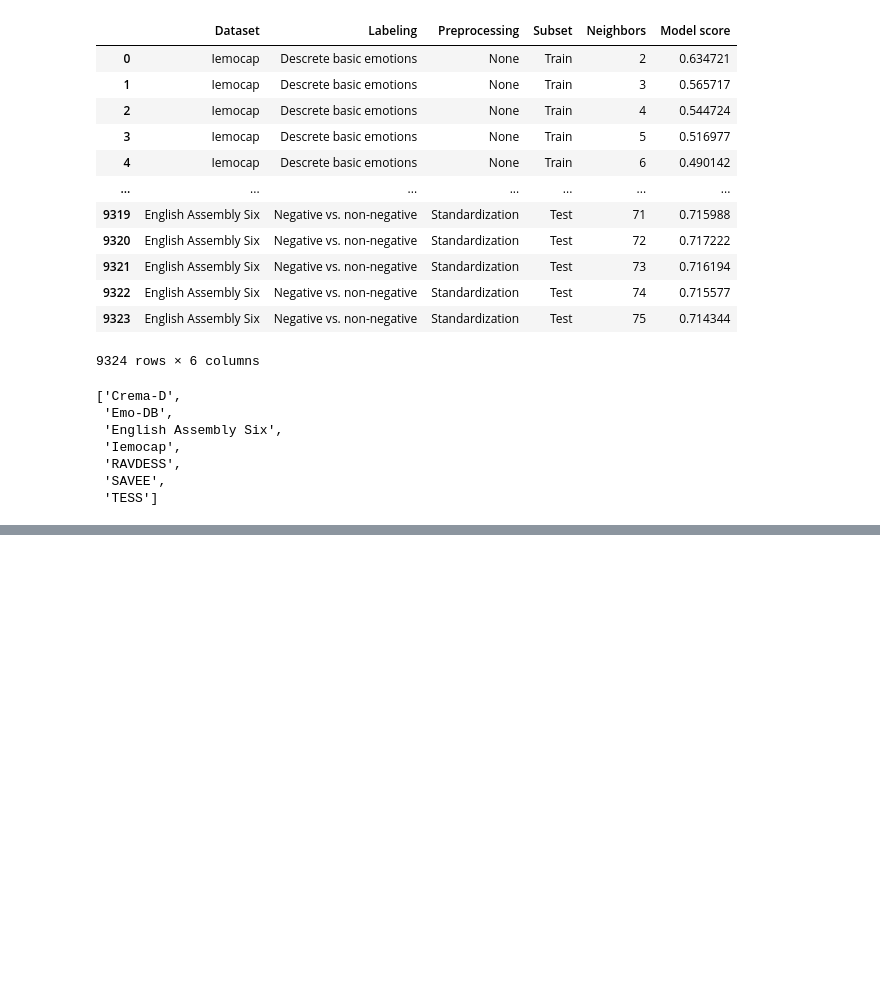
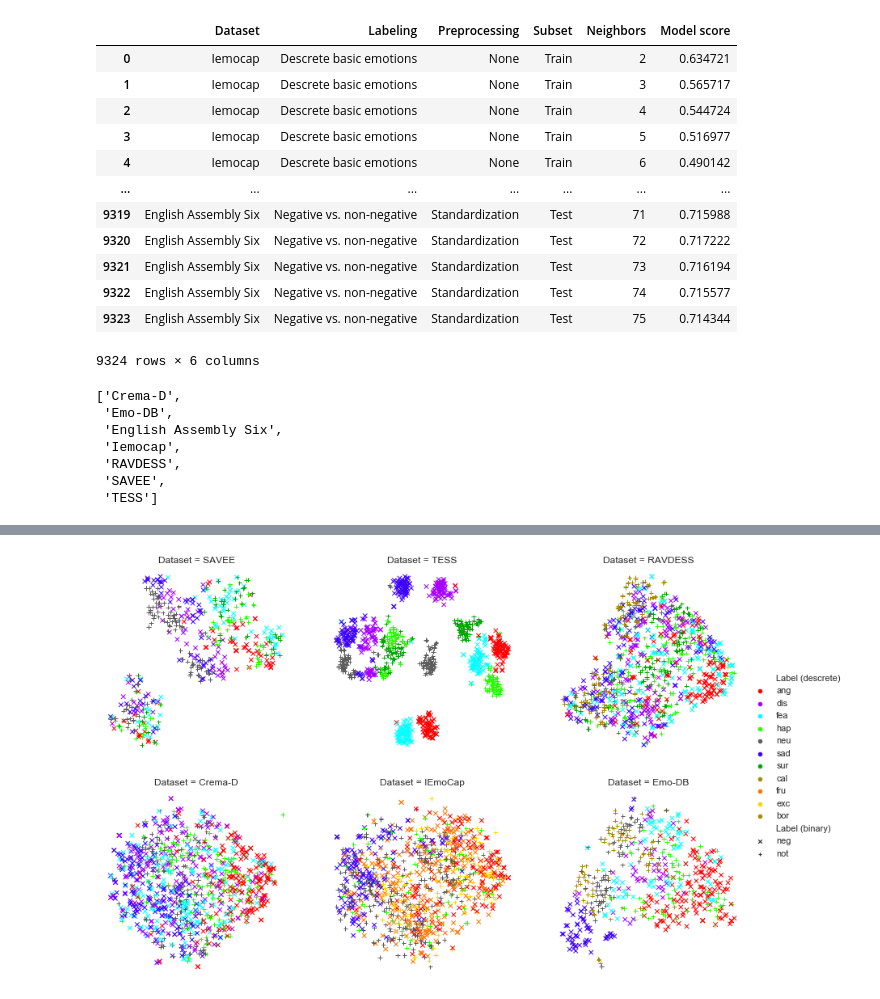
Before and after one commit to iamryabinov/SER_SVM_KNN, a Jupyter notebook: visualize.ipynb, the cells around one changed output, grey strips where cells are left out. Cells and saved outputs as stored; diff of their text form; code cells hidden in the pictures; blank space fills up the shorter version.

Commit message:
some work to demonstrate visualisations

```diff
--- a/visualize.ipynb
+++ b/visualize.ipynb
@@ -521,0 +494,4 @@ lst
+# %%
+data = pd.read_csv('tsne_results.csv', delimiter=';')
+data = data.loc[data['Dataset'] != 'English Assembly Six']
+data
@@ -521,0 +512,49 @@ lst
+# %%
+sns.set(font="Arial", style='white', context='paper', font_scale=1.25)
+palette = {'ang': '#FF0000',
+               'hap': '#23FF00',
+               'sad': '#3D00FF',
+               'neu': '#5D5D5D',
+               'dis': '#A400FF',
+               'fea': '#00FFFF',
+               'sur': '#00A700',
+               'cal': '#A78A00',
+               'exc': '#FFD300',
+               'fru': '#FF7400',
+               'bor': '#A78A00'
+               }
+# markers = {'ang': 'o',
+#                'hap': 's',
+#                'sad': 'P',
+#                'neu': 'X',
+#                'dis': '^',
+#                'fea': 'v',
+#                'sur': '*',
+#                'cal': 'p',
+#                'exc': 'D',
+#                'fru': 'h',
+#                'bor': 'D',
+#            'neg': '.',
+#            'not': 'X'
+#                }
+markers = {
+           'neg': 'x',
+           'not': '+'
+               }
+g = sns.relplot(x="X", y="Y",
+                hue="Label (descrete)", palette=palette, markers=markers,
+                style="Label (binary)",
+                col="Dataset", col_wrap=3,
+                legend='full', height=4, aspect=1,
+                kind="scatter", data=data, facet_kws={'sharex': False, 'sharey': False},
+                s=30, linewidth=1
+               )
+for ax in g.axes.flat:
+    ax.set_ylabel('')
+    ax.set_xlabel('')
+    ax.set_xticklabels([])
+    ax.set_yticklabels([])
+sns.despine(top=True, right=True, left=True, bottom=True, offset=None, trim=False)
+plt.show()
+# %% [output]
+[figure, added]
```
Also changed, not shown: parts of 4 cells of this notebook, 8 other files.
